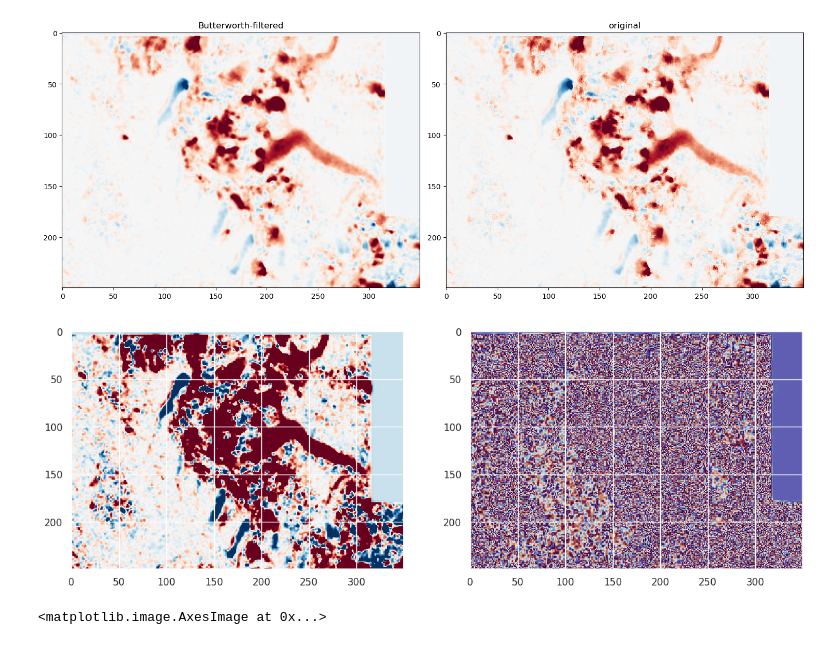
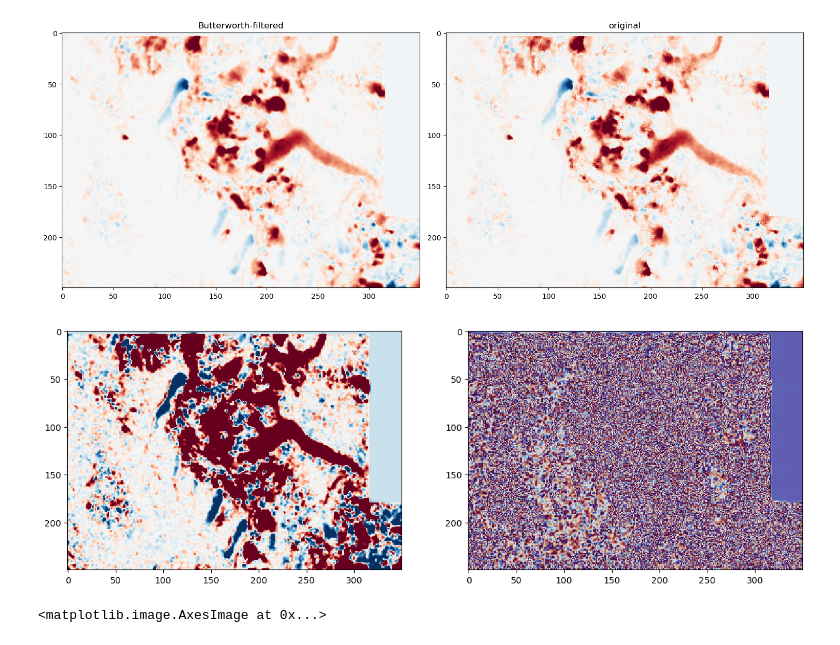
Before and after one commit to gbrencher/ffits, a Jupyter notebook: nbs/imja/agu_push/explore_offset_veloc.ipynb, the cells around one changed output. Saved outputs shown, nothing was run; the diff lists cells and outputs as text; code cells hidden in the pictures.

```diff
--- a/nbs/imja/agu_push/explore_offset_veloc.ipynb
+++ b/nbs/imja/agu_push/explore_offset_veloc.ipynb
@@ -7,7 +7,8 @@ import matplotlib.pyplot as plt
 from osgeo import gdal
 from skimage import data, filters
 # %%
-veloc_fn = '/mnt/c/Users/qbren/Desktop/taco/projects/fusits/nbs/imja/agu_push/velocityRg.h5'
+work_dir = '/mnt/Backups/gbrench/repos/fusits/nbs/imja/agu_push/AT12'
+veloc_fn = f'{work_dir}/mintpy_offsets/velocityRg.h5'
 #veloc_vh_fn = '/mnt/Backups/gbrench/repos/fusits/nbs/imja/agu_push/AT12/mintpy_offsets_vh/velocityRg.h5'
 #dem_fn = '/mnt/Backups/gbrench/repos/fusits/nbs/imja/agu_push/AT12/work_vv/merged/geom_reference/hgt.rdr.full'
 # %%
@@ -40,16 +41,16 @@ f.savefig('velocity_filtering.png', dpi=400)
 [figure]
 # %%
 # convert to phase for simulated 12 day period
-veloc_unwrapped = (veloc_filtered-0.6)*(12/365)*(12.5663706/0.05546576)
+veloc_unwrapped = (veloc_filtered-0.6)*(3/365)*(12.5663706/0.05546576)
 # %%
 import seaborn as sns
-sns.set_theme()
+#sns.set_theme()
 f, ax = plt.subplots(1, 2, figsize=(15, 6))
 l1 = ax[0].imshow(veloc_unwrapped[0:250, 350:700], cmap='RdBu_r', vmin=-20, vmax=20, interpolation='none')
 #f.colorbar(l1, ax[0])
 l2 = ax[1].imshow(veloc_wrapped[0:250, 350:700], cmap='twilight', vmin=-np.pi, vmax=np.pi, interpolation='none')
 # %% [output]
-[figure, old version]
+[figure, new version]
 # %%
 veloc_wrapped = np.subtract(np.mod(veloc_unwrapped,2*np.pi), np.pi)
 # %%
```
Also changed, not shown: parts of 2 cells of this notebook, 5 other files.
